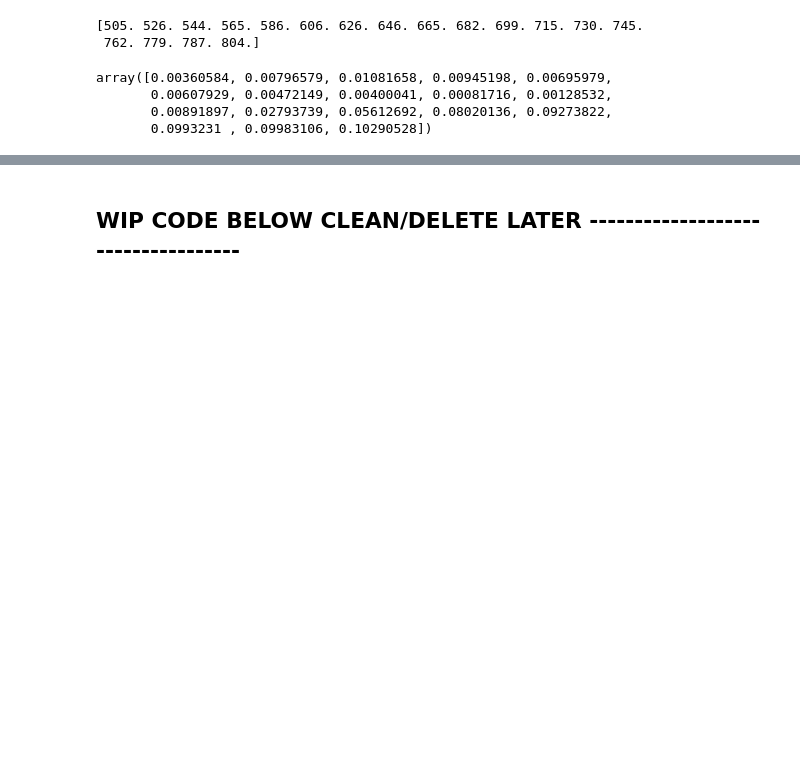
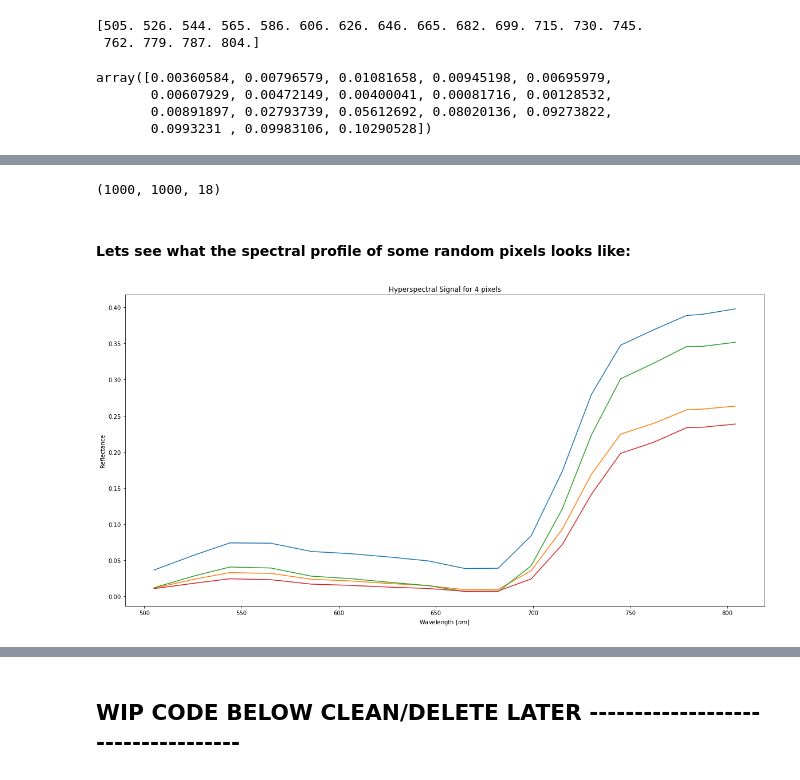
Before and after one commit to cjstewart/hyperspectral-project, a Jupyter notebook: notebooks/hyperspectral_EDA.ipynb, the cells around one changed output, grey strips where cells are left out. Saved outputs shown, nothing was run; the diff lists cells and outputs as text; code cells hidden in the pictures; blank space fills up the shorter version.

```diff
--- a/notebooks/hyperspectral_EDA.ipynb
+++ b/notebooks/hyperspectral_EDA.ipynb
@@ -498,7 +501,7 @@ toRGB(refl_array, 'test_img.png')
 A function that takes in array of data and downscales based on desired GSD scale parameter
 "Average method"
 # %%
-def downSample_array(img_array, GSD_input, GSD_output):
+def downSample_spatial_array(img_array, GSD_input, GSD_output):
     """
     Takes in a img array, input GSD and desired output GSD and downsamples the array by
     a calculated downsampling factor (the ratio between the output and input GSD parameters)
@@ -511,9 +514,7 @@ def downSample_array(img_array, GSD_input, GSD_output):
     downsample_factor = max(int(round(GSD_output/GSD_input)),1) # calculate the downsampling factor - only integers!
     rescale_factor = float(downsample_factor)
     img_array_ds = skim.measure.block_reduce(img_array[:, :, :], block_size=(downsample_factor, downsample_factor, 1), func=np.mean) # downsample image array
-    img_array_rescaled = skim.transform.rescale(img_array_ds,(rescale_factor,rescale_factor,1.0)) # scale back up to original size (interpolates)
-
-    return img_array_rescaled
+    return skim.transform.rescale(img_array_ds,(rescale_factor,rescale_factor,1.0)) # scale back up to original size (interpolates)
 # %% [markdown]
 Now lets try this in action and generate the images:
 # %%
@@ -733,3 +796,31 @@ plt.show()
+# %%
+resamp_refl_array = downSample_reband_array(refl_array, 1, 4, wavelength_array, desired_band_centres)
+# %%
+resamp_refl_array.shape
+# %% [output]
+(1000, 1000, 18)
+# %% [markdown]
+#### Lets see what the spectral profile of some random pixels looks like:
+# %%
+i, j = 10, 10
+fig, ax = plt.subplots(figsize=(20, 10))
+# plot some random wavelengths
+
+#ax.plot(wavelength_array, refl_array[100,100,:], c='b', marker="1")
+ax.plot(desired_band_centres, resamp_refl_array[i+50,j,:])
+ax.plot(desired_band_centres, resamp_refl_array[i,j+50,:])
+ax.plot(desired_band_centres, resamp_refl_array[i+800,j+800,:])
+ax.plot(desired_band_centres, resamp_refl_array[i+900,j+900,:])
+
+#ax.plot([desired_band_centres,desired_band_centres], [0,1], c='g') # CHANGE to band widths (not centres)
+plt.title("Hyperspectral Signal for 4 pixels")
+plt.ylabel('Reflectance')
+#plt.ylim((0,0.2))
+#plt.xlim((0,1000))
+plt.xlabel('Wavelength [$nm$]')
+plt.show()
+# %% [output]
+[figure, added]
 # %%
 print("Desired number of bands:")
 print(desired_band_centres.shape)
```
Also changed, not shown: parts of 31 cells of this notebook.
